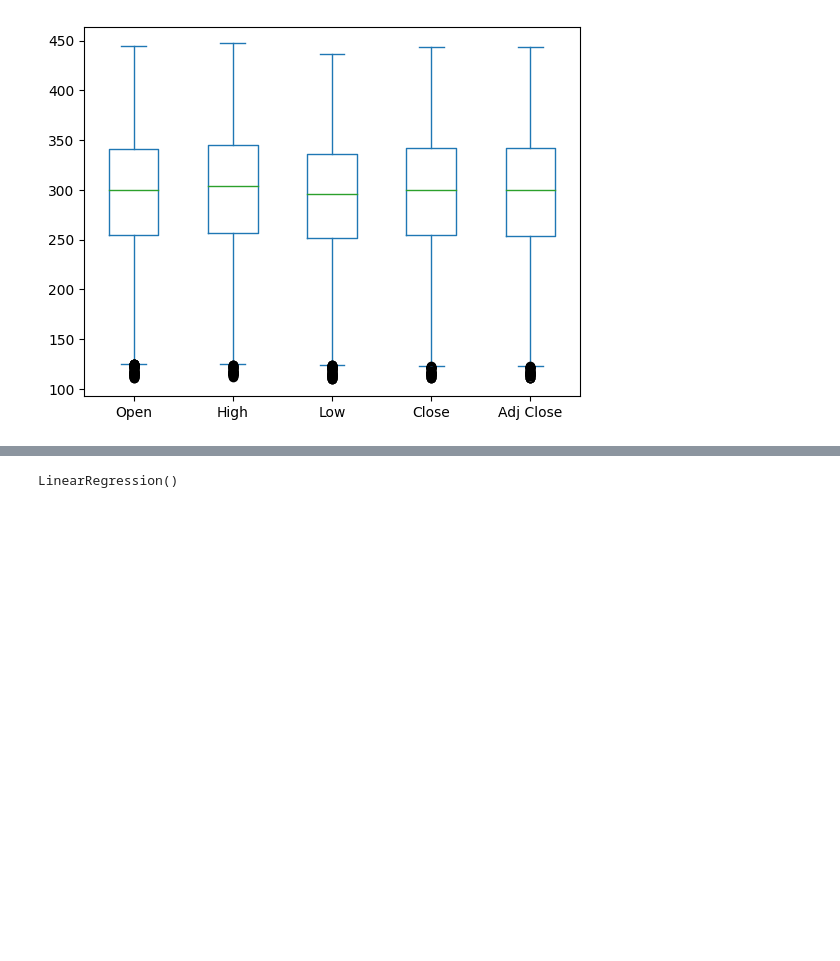
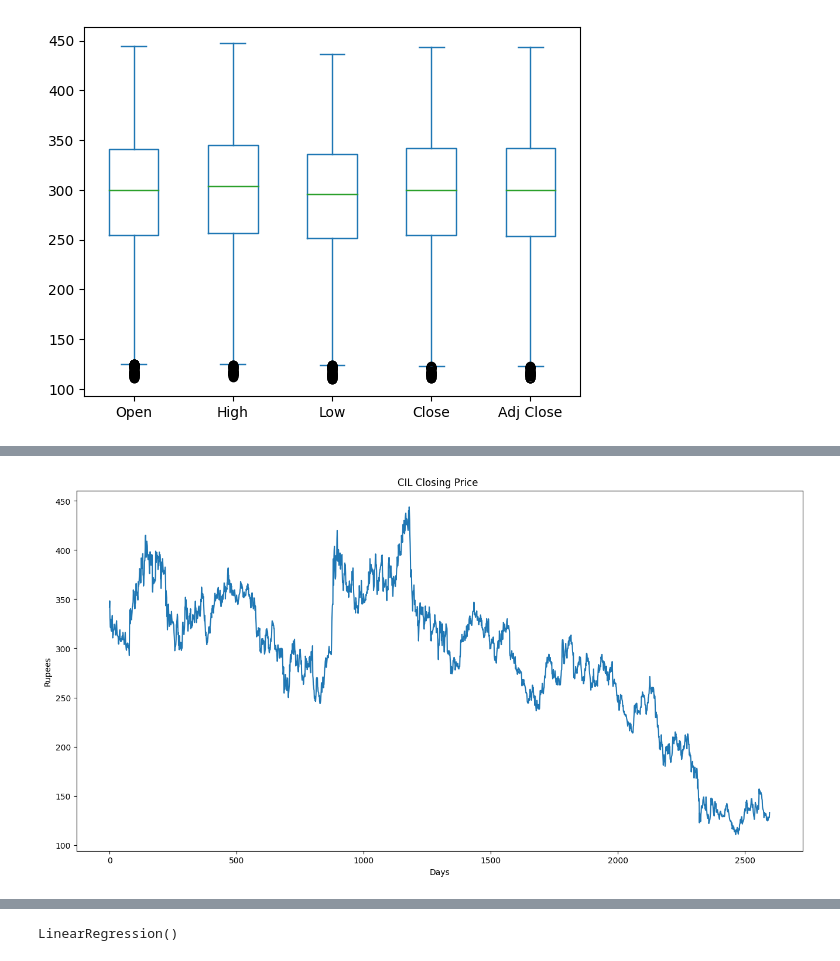
Before and after one commit to kshitizkool/Codeclause, a Jupyter notebook: COALINDIA.ipynb, the cells around one changed output, grey strips where cells are left out. Saved outputs shown, nothing was run; the diff lists cells and outputs as text; code cells hidden in the pictures; blank space fills up the shorter version.

```diff
--- a/COALINDIA.ipynb
+++ b/COALINDIA.ipynb
@@ -66,0 +82,9 @@ cil[['Open','High','Low','Close','Adj Close']].plot(kind='box')
+# %%
+plt.figure(figsize=(16,8))
+plt.title('CIL Closing Price ')
+plt.xlabel('Days')
+plt.ylabel('Rupees')
+plt.plot(cil['Close'])
+plt.show()
+# %% [output]
+[figure, added]
```
Also changed, not shown: parts of 28 cells of this notebook.
